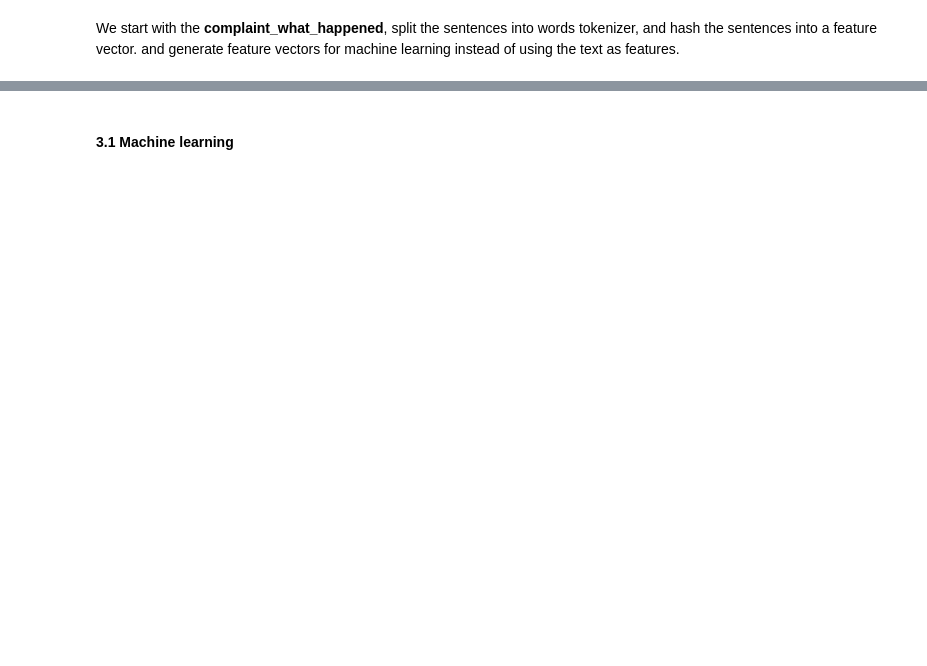
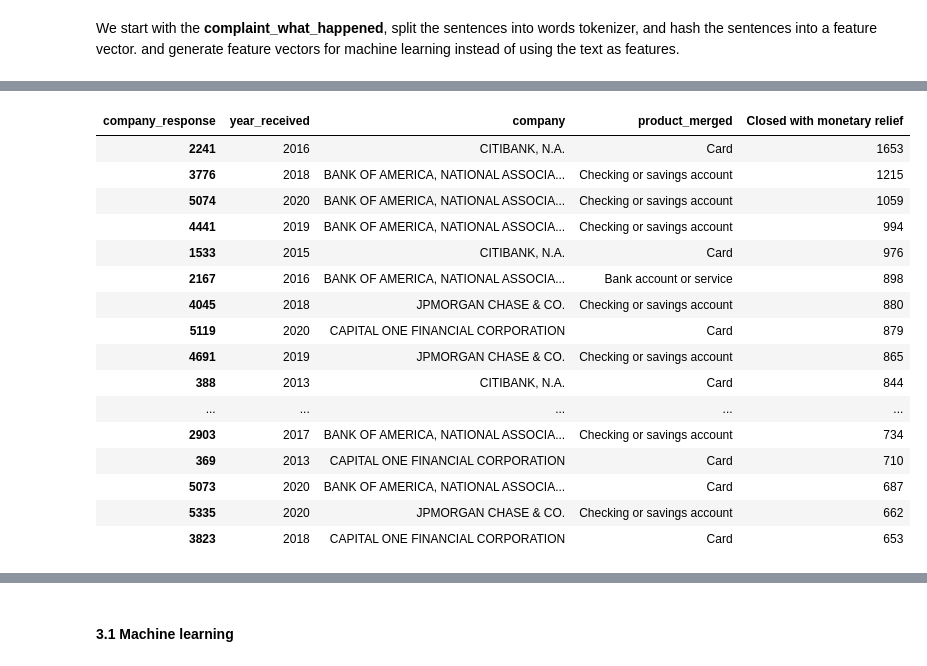
Before and after one commit to rachel0614/BDA2021Project1, a Jupyter notebook: BDA/CustomerComplaint.ipynb, the cells around one changed output, grey strips where cells are left out. Cells and saved outputs as stored; diff of their text form; code cells hidden in the pictures; blank space fills up the shorter version.

```diff
--- a/BDA/CustomerComplaint.ipynb
+++ b/BDA/CustomerComplaint.ipynb
@@ -433,0 +394,6 @@ We start with the **complaint_what_happened**, split the sentences into words to
+# %%
+df_tmp = sdf.select("company","product_merged","year_received","company_response").\
+  where("company_response = 'Closed with monetary relief' or company_response = 'Closed with monetary relief' or " + \
+        ""
+       ).\
+  groupby("company","product_merged","year_received","company_response").count().toPandas()
@@ -433,0 +402,22 @@ We start with the **complaint_what_happened**, split the sentences into words to
+# %%
+df_product_relief = pd.pivot_table(df_tmp,\
+               values = 'count', index=['year_received','company','product_merged'], columns = 'company_response').reset_index()
+df_product_relief.sort_values("Closed with monetary relief",ascending=False)[:20]
+# %% [output]
+| company_response | year_received | company | product_merged | Closed with monetary relief |
+| 2241 | 2016 | CITIBANK, N.A. | Card | 1653 |
+| 3776 | 2018 | BANK OF AMERICA, NATIONAL ASSOCIA... | Checking or savings account | 1215 |
+| 5074 | 2020 | BANK OF AMERICA, NATIONAL ASSOCIA... | Checking or savings account | 1059 |
+| 4441 | 2019 | BANK OF AMERICA, NATIONAL ASSOCIA... | Checking or savings account | 994 |
+| 1533 | 2015 | CITIBANK, N.A. | Card | 976 |
+| 2167 | 2016 | BANK OF AMERICA, NATIONAL ASSOCIA... | Bank account or service | 898 |
+| 4045 | 2018 | JPMORGAN CHASE & CO. | Checking or savings account | 880 |
+| 5119 | 2020 | CAPITAL ONE FINANCIAL CORPORATION | Card | 879 |
+| 4691 | 2019 | JPMORGAN CHASE & CO. | Checking or savings account | 865 |
+| 388 | 2013 | CITIBANK, N.A. | Card | 844 |
+| ... | ... | ... | ... | ... |
+| 2903 | 2017 | BANK OF AMERICA, NATIONAL ASSOCIA... | Checking or savings account | 734 |
+| 369 | 2013 | CAPITAL ONE FINANCIAL CORPORATION | Card | 710 |
+| 5073 | 2020 | BANK OF AMERICA, NATIONAL ASSOCIA... | Card | 687 |
+| 5335 | 2020 | JPMORGAN CHASE & CO. | Checking or savings account | 662 |
+| 3823 | 2018 | CAPITAL ONE FINANCIAL CORPORATION | Card | 653 |
```
Also changed, not shown: parts of 88 cells of this notebook.
